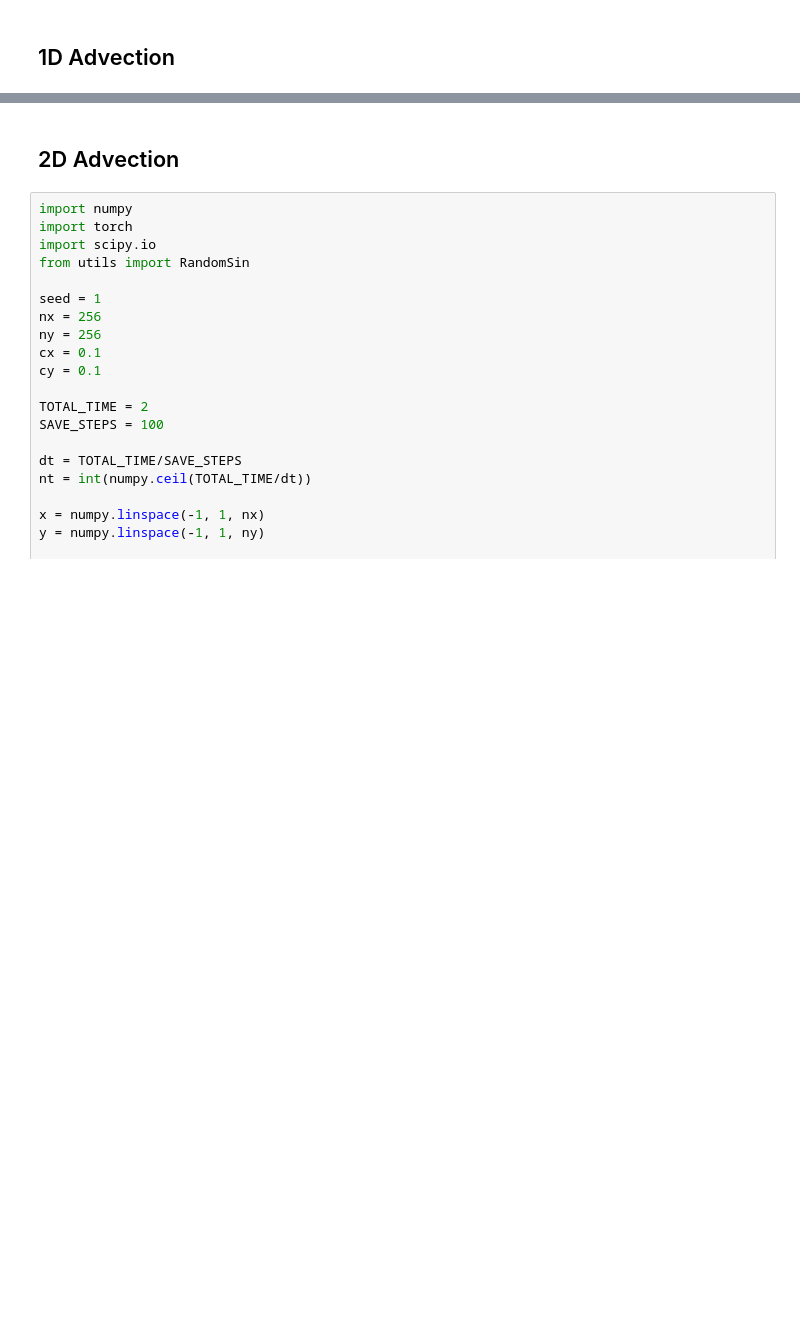
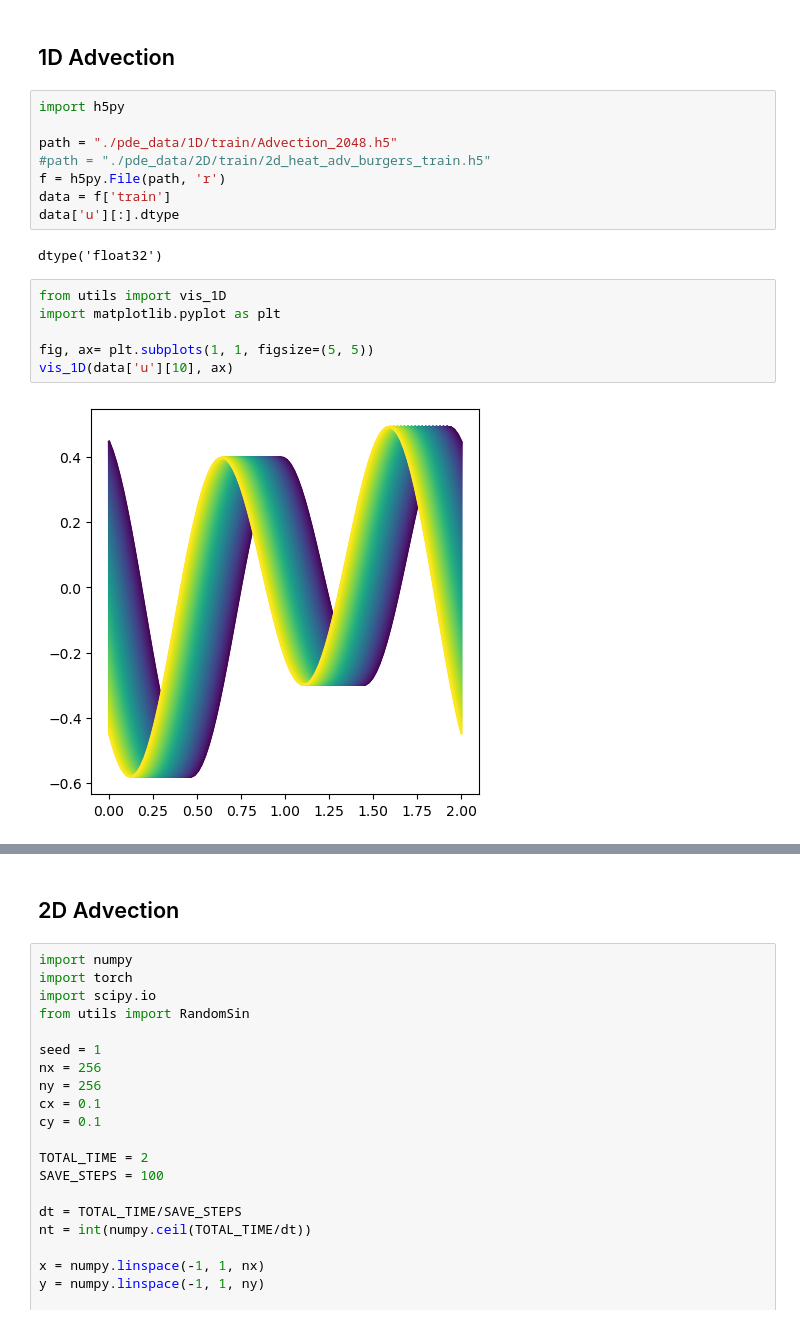
Before and after one commit to anthonyzhou-1/data_gen, a Jupyter notebook: visualize.ipynb, the cells around one changed output, grey strips where cells are left out. Cells and saved outputs as stored; diff of their text form; blank space fills up the shorter version.

```diff
--- a/visualize.ipynb
+++ b/visualize.ipynb
@@ -1,2 +91,20 @@
 # %% [markdown]
 ## 1D Advection
+# %%
+import h5py
+
+path = "./pde_data/1D/train/Advection_2048.h5"
+#path = "./pde_data/2D/train/2d_heat_adv_burgers_train.h5"
+f = h5py.File(path, 'r')
+data = f['train']
+data['u'][:].dtype
+# %% [output]
+dtype('float32')
+# %%
+from utils import vis_1D
+import matplotlib.pyplot as plt
+
+fig, ax= plt.subplots(1, 1, figsize=(5, 5))
+vis_1D(data['u'][10], ax)
+# %% [output]
+[figure, added]
```
Also changed, not shown: parts of 15 cells of this notebook, 23 other files.
